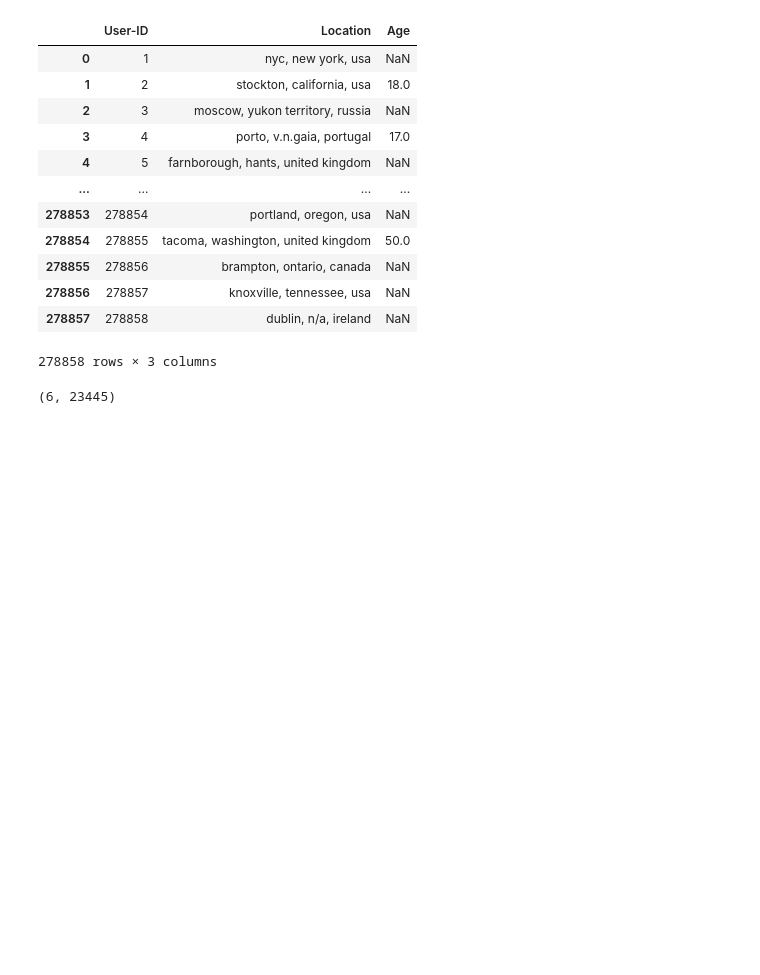
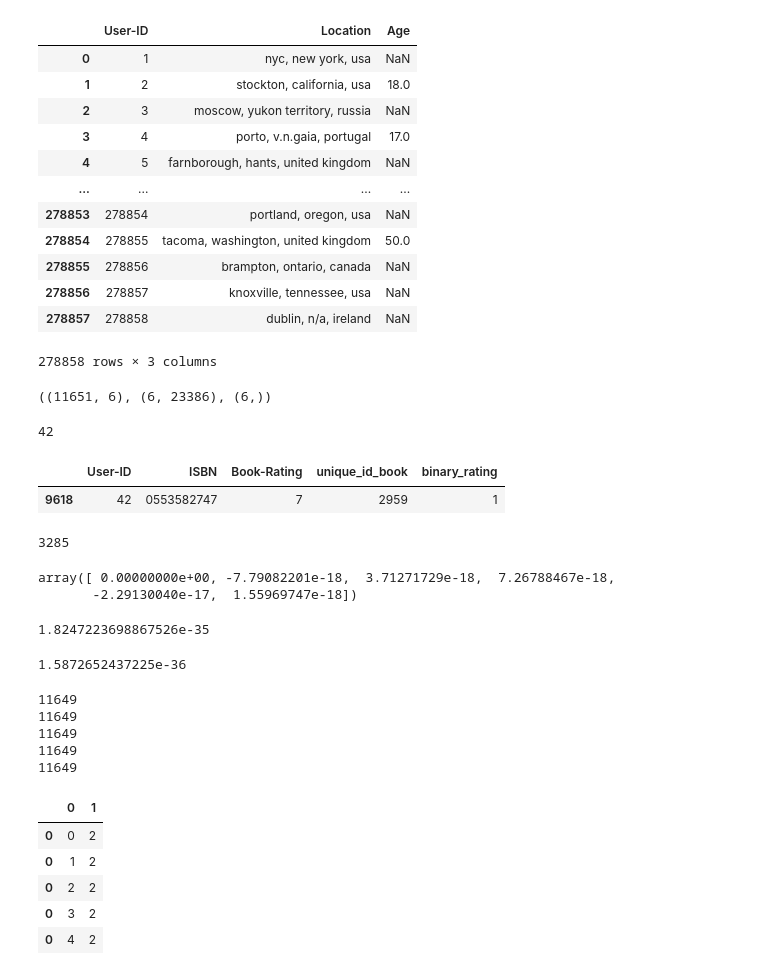
Before and after one commit to sindla97/Machine-Learning, a Jupyter notebook: Recommendation_system.ipynb, the cells around one changed output. Saved outputs shown, nothing was run; the diff lists cells and outputs as text; code cells hidden in the pictures; blank space fills up the shorter version.

```diff
--- a/Recommendation_system.ipynb
+++ b/Recommendation_system.ipynb
@@ -74,8 +74,10 @@ d ={}
 for i,j in enumerate(ratings.ISBN.unique()):
     d[j] =i
 ratings['unique_id_book'] = ratings['ISBN'].map(d)
+# %%
+ratings['binary_rating']=np.where(ratings['Book-Rating']>5, 1,0)
 # %%
-matrix=ratings.pivot(index='User-ID',columns='unique_id_book',values='Book-Rating').fillna(0) #.value_counts()
+matrix=ratings.pivot(index='User-ID',columns='unique_id_book',values='binary_rating').fillna(0) #.value_counts()
 # %%
 matrix=np.array(matrix)
 # %%
@@ -85,7 +87,60 @@ NUMBER_OF_FACTORS_MF = 6
 
 #Performs matrix factorization of the original user item matrix
 U, sigma, Vt = svds(matrix, k = NUMBER_OF_FACTORS_MF)
-# %%
-Vt.shape
-# %% [output]
-(6, 23445)
+# %%
+U.shape,Vt.shape,sigma.shape
+# %% [output]
+((11651, 6), (6, 23386), (6,))
+# %%
+ratings['User-ID'].unique().min()
+# %% [output]
+42
+# %%
+ratings[ratings['User-ID']==42]
+# %% [output]
+|  | User-ID | ISBN | Book-Rating | unique_id_book | binary_rating |
+| 9618 | 42 | 0553582747 | 7 | 2959 | 1 |
+# %%
+matrix[4].tolist().index(1)
+# %% [output]
+3285
+# %%
+np.matmul(U[0],np.diag(sigma))
+# %% [output]
+array([ 0.00000000e+00, -7.79082201e-18,  3.71271729e-18,  7.26788467e-18,
+       -2.29130040e-17,  1.55969747e-18])
+# %%
+np.dot(np.matmul(U[0],np.diag(sigma)),Vt[:,2959])
+# %% [output]
+1.8247223698867526e-35
+# %%
+np.dot(U[0],U[11649])
+# %% [output]
+1.5872652437225e-36
+# %%
+
+from copy import deepcopy
+dataframe =pd.DataFrame()
+for i in range(5):
+  lst=[]
+  for j in range(U.shape[0]):
+    lst.append(np.dot(U[i],U[j]))
+  lst2=deepcopy(lst)
+  list(set(lst2)).sort()
+  print(lst.index(lst2[-2]))
+  dataframe=pd.concat([dataframe,pd.DataFrame([[i,lst.index(lst2[2])]])],axis=0)
+# %% [output]
+11649
+11649
+11649
+11649
+11649
+# %%
+dataframe
+# %% [output]
+|  | 0 | 1 |
+| 0 | 0 | 2 |
+| 0 | 1 | 2 |
+| 0 | 2 | 2 |
+| 0 | 3 | 2 |
+| 0 | 4 | 2 |
```
